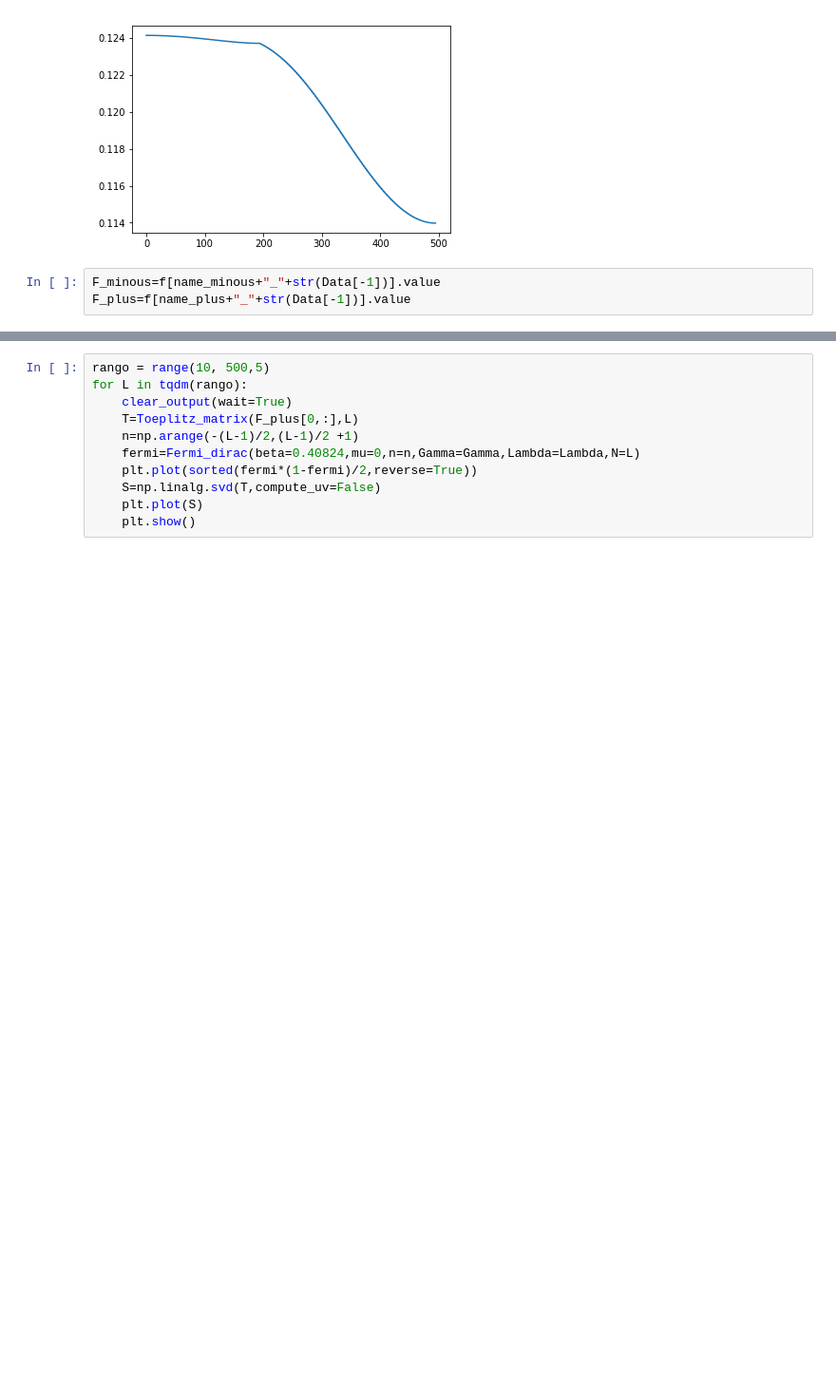
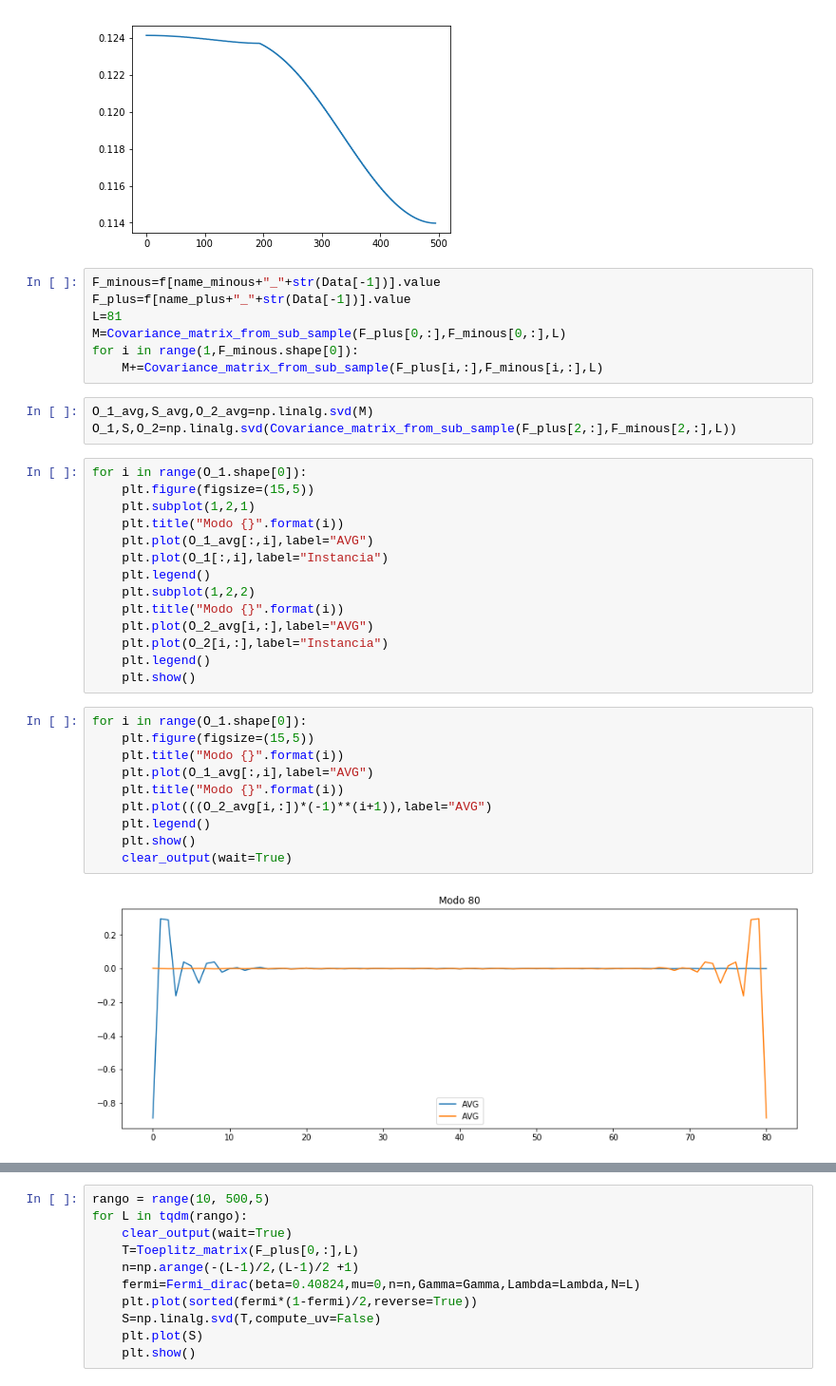
Before and after one commit to jamontanac/Tesis_Master, a Jupyter notebook: XY_model/Analysing normal Modes/Prueba_25_11_19.ipynb, the cells around one changed output, grey strips where cells are left out. Shown: that part at 95% size. Drawn from its saved outputs; the diff is of its cells as text; blank space fills up the shorter version.

```diff
--- a/XY_model/Analysing normal Modes/Prueba_25_11_19.ipynb
+++ b/XY_model/Analysing normal Modes/Prueba_25_11_19.ipynb
@@ -135,3 +135,36 @@ for L in tqdm(rango):
 # %%
 F_minous=f[name_minous+"_"+str(Data[-1])].value
 F_plus=f[name_plus+"_"+str(Data[-1])].value
+L=81
+M=Covariance_matrix_from_sub_sample(F_plus[0,:],F_minous[0,:],L)
+for i in range(1,F_minous.shape[0]):
+    M+=Covariance_matrix_from_sub_sample(F_plus[i,:],F_minous[i,:],L)
+# %%
+O_1_avg,S_avg,O_2_avg=np.linalg.svd(M)
+O_1,S,O_2=np.linalg.svd(Covariance_matrix_from_sub_sample(F_plus[2,:],F_minous[2,:],L))
+# %%
+for i in range(O_1.shape[0]):
+    plt.figure(figsize=(15,5))
+    plt.subplot(1,2,1)
+    plt.title("Modo {}".format(i))
+    plt.plot(O_1_avg[:,i],label="AVG")
+    plt.plot(O_1[:,i],label="Instancia")
+    plt.legend()
+    plt.subplot(1,2,2)
+    plt.title("Modo {}".format(i))
+    plt.plot(O_2_avg[i,:],label="AVG")
+    plt.plot(O_2[i,:],label="Instancia")
+    plt.legend()
+    plt.show()
+# %%
+for i in range(O_1.shape[0]):
+    plt.figure(figsize=(15,5))
+    plt.title("Modo {}".format(i))
+    plt.plot(O_1_avg[:,i],label="AVG")
+    plt.title("Modo {}".format(i))
+    plt.plot(((O_2_avg[i,:])*(-1)**(i+1)),label="AVG")
+    plt.legend()
+    plt.show()
+    clear_output(wait=True)
+# %% [output]
+[figure, added]
```
Also changed, not shown: parts of 1 cell of this notebook, 1 other file.
